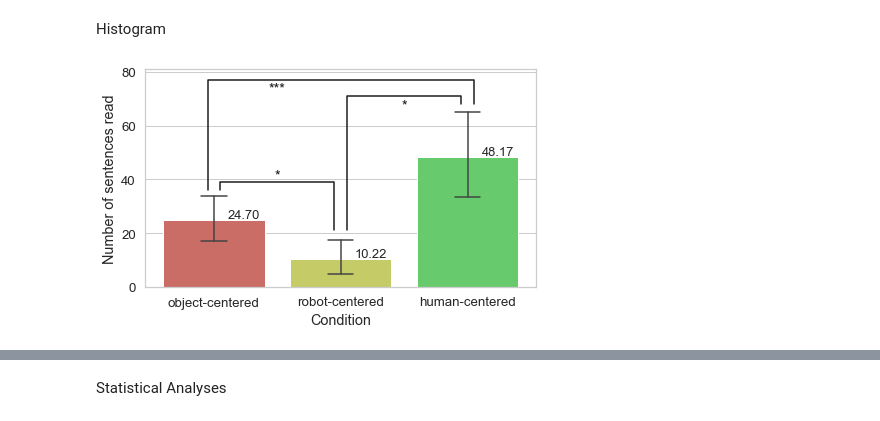
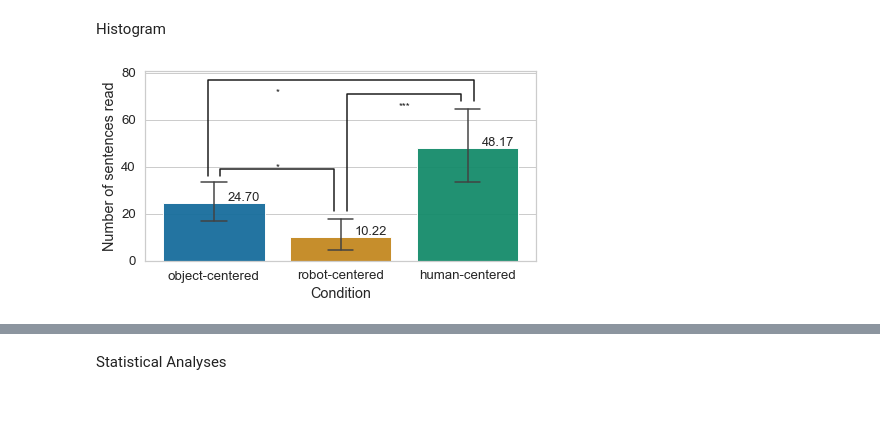
Before and after one commit to Joao-Tiago-Almeida/HRI2023---Conference-Paper, a Jupyter notebook: main.ipynb, the cells around one changed output, grey strips where cells are left out. Drawn from its saved outputs; the diff is of its cells as text; code cells hidden in the pictures.

```diff
--- a/main.ipynb
+++ b/main.ipynb
@@ -6,7 +6,7 @@ import matplotlib.pyplot as plt
 # Set the general theme for the figures
 sns.set(font_scale = 1.2)
 sns.set_style("whitegrid")
-sns.set_palette(palette = "hls", desat = 1)# n_colors = 3,
+sns.set_palette(palette = "colorblind", n_colors = 3)
 # %% [markdown]
 # Statistical Functions
 # %%
@@ -121,31 +121,0 @@ plt.savefig("figures/PT time histogram.pdf",bbox_inches='tight')
-# %%
-plt.figure(figsize=(7.0, 3.0))
-g = sns.barplot(
-    data=df.fillna(0).replace(["OC","HC","RC"], ["object-centered", "human-centered", "robot-centered"]),
-    y="Condition",
-    x="Perspective taking task time [min]",
-    capsize = 0.25,
-    orient="h"
-)
-
-# add significant values
-for p in g.patches:
-    g.annotate(format(p.get_width(), '.2f'),
-                   (p.get_width(), p.get_y() + p.get_height() / 2.),
-                   ha = 'center', va = 'center',
-                   size=13,
-                   xytext = (13, 12),
-                   textcoords = 'offset points')
-
-y1, y2, y3 = 6.5, 7.2, 4.2
-h, col = 0.4, 'k'
-
-plt.plot([y1, y2+3*h, y2+3*h, y3], [-0.05, -0.05, 2.05, 2.05], lw=1.5, c=col)
-plt.text(y2+3.5*h, 1, "**", ha='left', va='bottom', color=col)
-
-# plt.plot([0.05, 0.05, 0.95, 0.95], [y1, y2+h, y2+h, y2], lw=1.5, c=col)
-
-plt.plot([y2, y2+h, y2+h, y3], [1.05, 1.05, 1.95, 1.95], lw=1.5, c=col)
-plt.text(y2+1.5*h, 1.5, "***", ha='left', va='bottom', color=col)
-
-plt.savefig("figures/PT time histogram_h.pdf",bbox_inches='tight')
@@ -419,36 +353,37 @@ Chi-square test between HC and OC: Chi = 1.426\;p=2.324e-01\;df=1
 # %% [markdown]
 Histogram
 # %%
-plt.figure(figsize=(7.0, 4.0))
+plt.figure(figsize=(7.0, 3.5))
 g = sns.barplot(
     data=df.fillna(0).replace(["OC","HC","RC"], ["object-centered", "human-centered", "robot-centered"]),
     x="Condition",
     y="Number of sentences read",
     capsize = 0.2,
-    errwidth=1.5
+    errwidth=1.5,
+    alpha=.95
 )
 
 # add significant values
 for p in g.patches:
     g.annotate(format(p.get_height(), '.2f'),
                    (p.get_x() + p.get_width() / 2., p.get_height()),
                    ha = 'center', va = 'center',
                    size=13,
                    xytext = (30, 5),
                    textcoords = 'offset points')
 
 y1, y2, y3 = 36, 21, 68
 h, col = 3, 'k'
 
 plt.plot([-0.05, -0.05, 2.05, 2.05], [y1, y3+3*h, y3+3*h, y3], lw=1.5, c=col)
-plt.text(0.5, y3+h, "***", ha='center', va='bottom', color=col)
+plt.text(0.5, y3+.6*h, "*", ha='center', va='bottom', color=col)
 
 plt.plot([0.05, 0.05, 0.95, 0.95], [y1, y1+h, y1+h, y2], lw=1.5, c=col)
-plt.text(0.5, y1+h, "*", ha='center', va='bottom', color=col)
+plt.text(0.5, y1+.6*h, "*", ha='center', va='bottom', color=col)
 
 plt.plot([1.05, 1.05, 1.95, 1.95], [y2, y3+h, y3+h, y3], lw=1.5, c=col)
-plt.text(1.5, y3-h, "*", ha='center', va='bottom', color=col)
+plt.text(1.5, y3-1.4*h, "***", ha='center', va='bottom', color=col)
 
 plt.savefig("figures/PT time on sentences read histogram.pdf",bbox_inches='tight')
 # %% [output]
-[figure, old version]
+[figure, new version]
```
Also changed, not shown: parts of 22 cells of this notebook, 13 other files.
